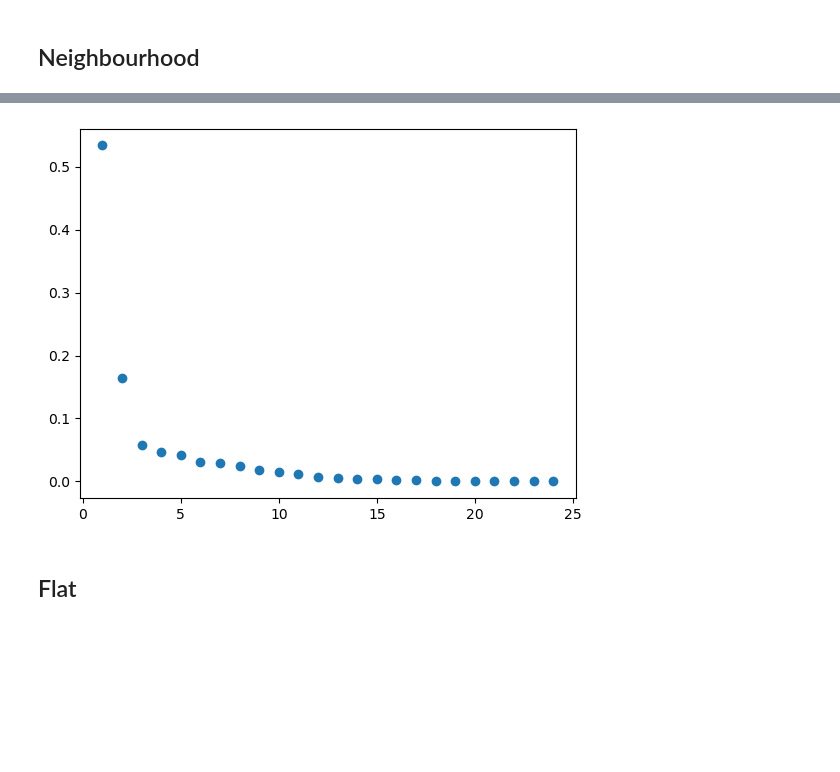
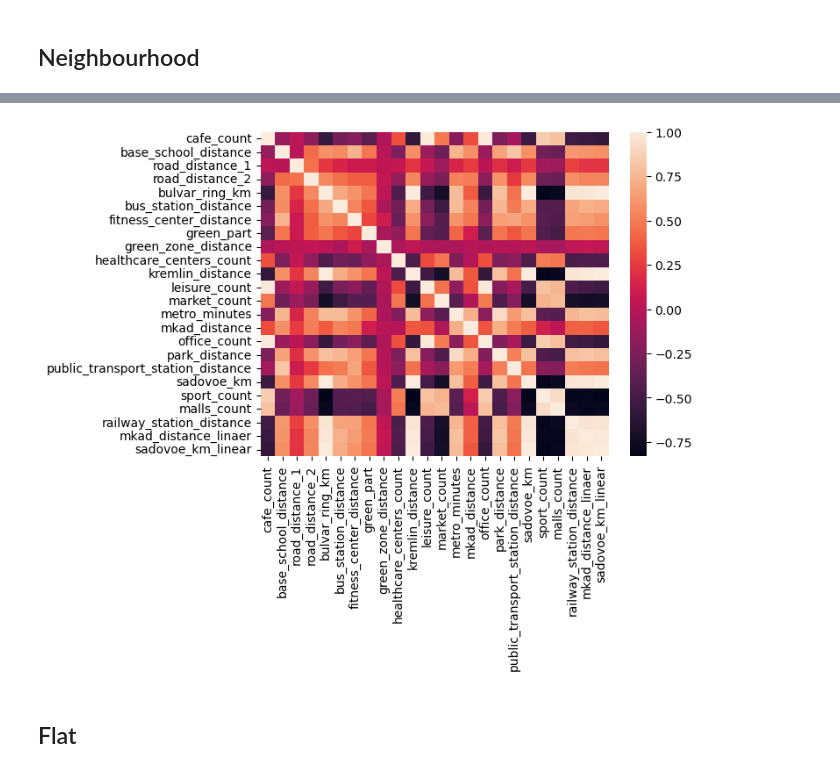
Before and after one commit to grach0v/AI_Masters, a Jupyter notebook: Machine_Learning_2/kaggle_comp_1/main.ipynb, the cells around one changed output, grey strips where cells are left out. Saved outputs shown, nothing was run; the diff lists cells and outputs as text; code cells hidden in the pictures; blank space fills up the shorter version.

```diff
--- a/Machine_Learning_2/kaggle_comp_1/main.ipynb
+++ b/Machine_Learning_2/kaggle_comp_1/main.ipynb
@@ -126,2 +107,4 @@ plt.show()
+# %%
+column_types['district'] += ['district_density']
 # %%
 cat_features += ['district_name']
@@ -282,5 +197,0 @@ train_df.loc[:, [f'neighbourhood_pca_{i + 1}' for i in range(n)]] = neighbourhoo
-# %%
-plt.scatter(range(1, 1 + n), neighbourhood_pca.explained_variance_ratio_)
-plt.show()
-# %% [output]
-[figure, removed]
@@ -291,0 +198,5 @@ num_features += neighbourhood_pca_columns
+# %%
+sns.heatmap(train_df[column_types['neighbourhood']].corr())
+plt.show()
+# %% [output]
+[figure, added]
```
Also changed, not shown: parts of 107 cells of this notebook.
